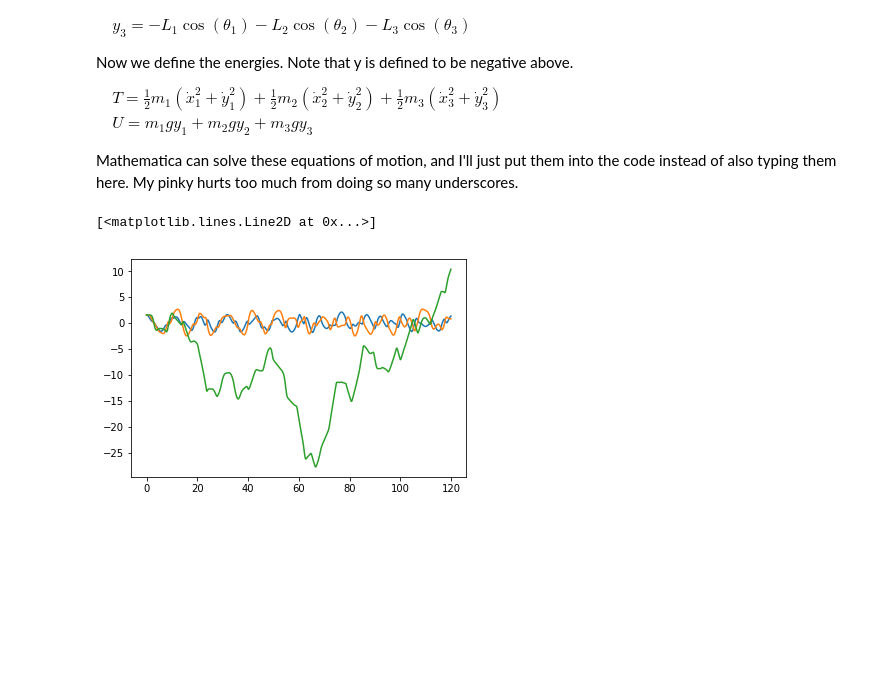
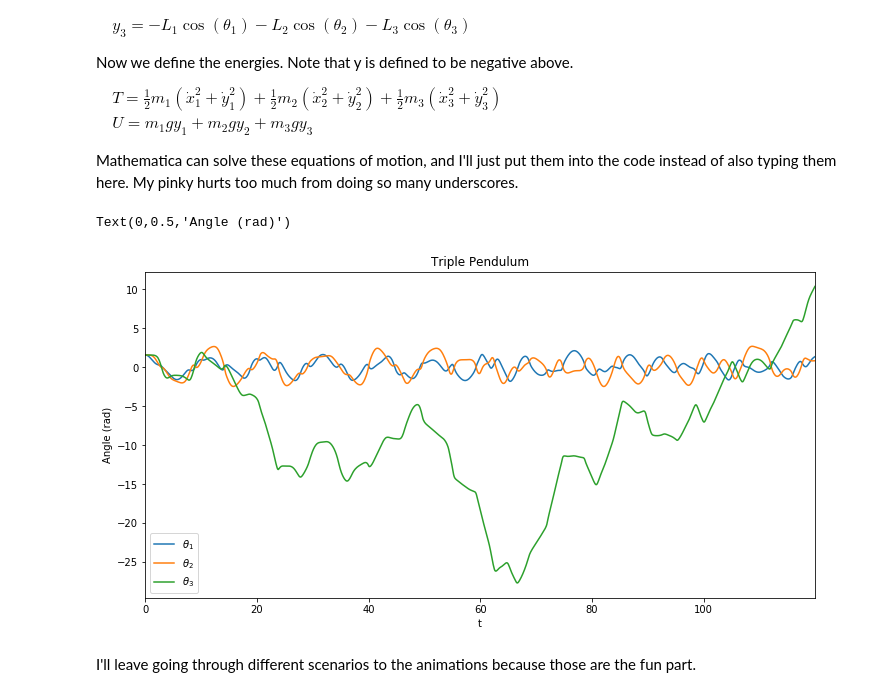
Before and after one commit to lnestor/5300_final, a Jupyter notebook: Triple_Pendulum.ipynb, the cells around one changed output. Saved outputs shown, nothing was run; the diff lists cells and outputs as text; code cells hidden in the pictures; blank space fills up the shorter version.

```diff
--- a/Triple_Pendulum.ipynb
+++ b/Triple_Pendulum.ipynb
@@ -124,19 +162,27 @@ class TriplePendulum():
 # %%
 t_pts = np.arange(0., 120.0, 0.1)
 
 theta_1_0 = theta_2_0 = theta_3_0 = np.pi / 2
 theta_1_dot_0 = theta_2_dot_0 = theta_3_dot_0 = 0
 initial_conditions = [theta_1_0, theta_2_0, theta_3_0, theta_1_dot_0, theta_2_dot_0, theta_3_dot_0]
 
 pend = TriplePendulum()
-y = pend.solve_ode(t_pts, initial_conditions)
+theta_1, theta_2, theta_3, _, _, _ = pend.solve_ode(t_pts, initial_conditions)
 
-fig = plt.figure()
+fig = plt.figure(figsize=(12,6))
 ax = fig.add_subplot(1,1,1)
 
-ax.plot(t_pts, y[0])
-ax.plot(t_pts, y[1])
-ax.plot(t_pts, y[2])
+ax.plot(t_pts, theta_1, label=r'$\theta_1$')
+ax.plot(t_pts, theta_2, label=r'$\theta_2$')
+ax.plot(t_pts, theta_3, label=r'$\theta_3$')
+
+ax.set_xlim(t_pts[0], t_pts[-1])
+ax.set_title('Triple Pendulum')
+ax.legend(loc=('lower left'))
+ax.set_xlabel('t')
+ax.set_ylabel('Angle (rad)')
 # %% [output]
-[<matplotlib.lines.Line2D at 0x...>]
+Text(0,0.5,'Angle (rad)')
-[figure, old version]
+[figure, new version]
+# %% [markdown]
+I'll leave going through different scenarios to the animations because those are the fun part.
```
Also changed, not shown: parts of 1 cell of this notebook, 2 other files.
